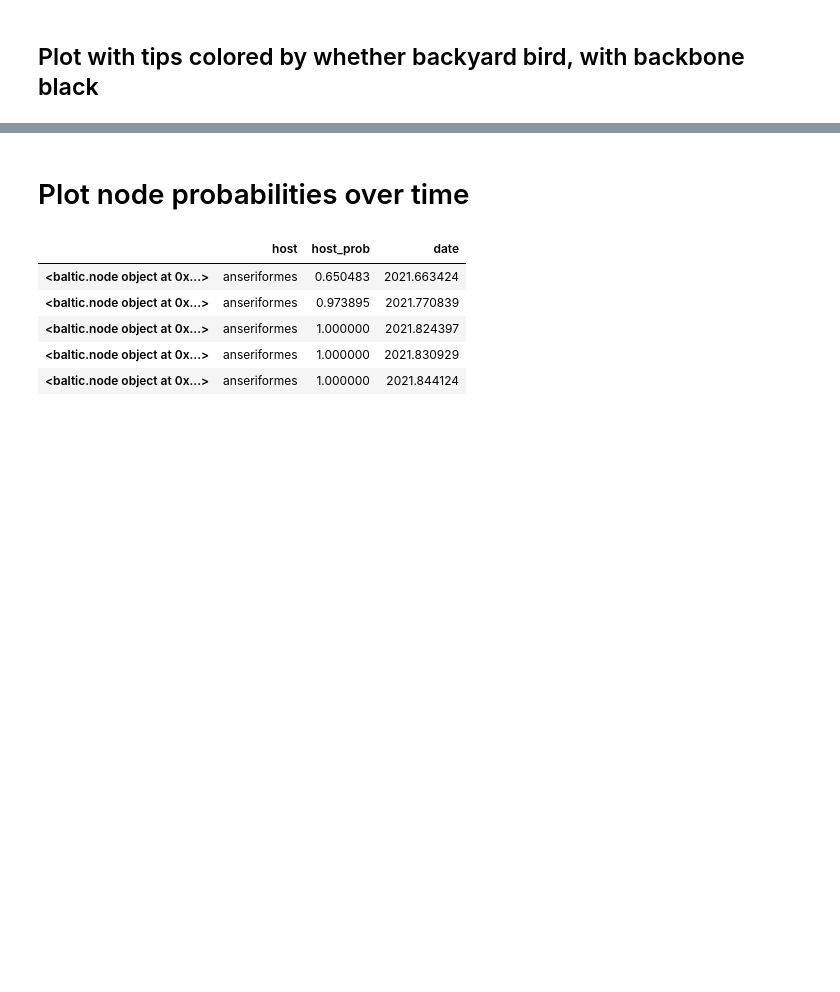
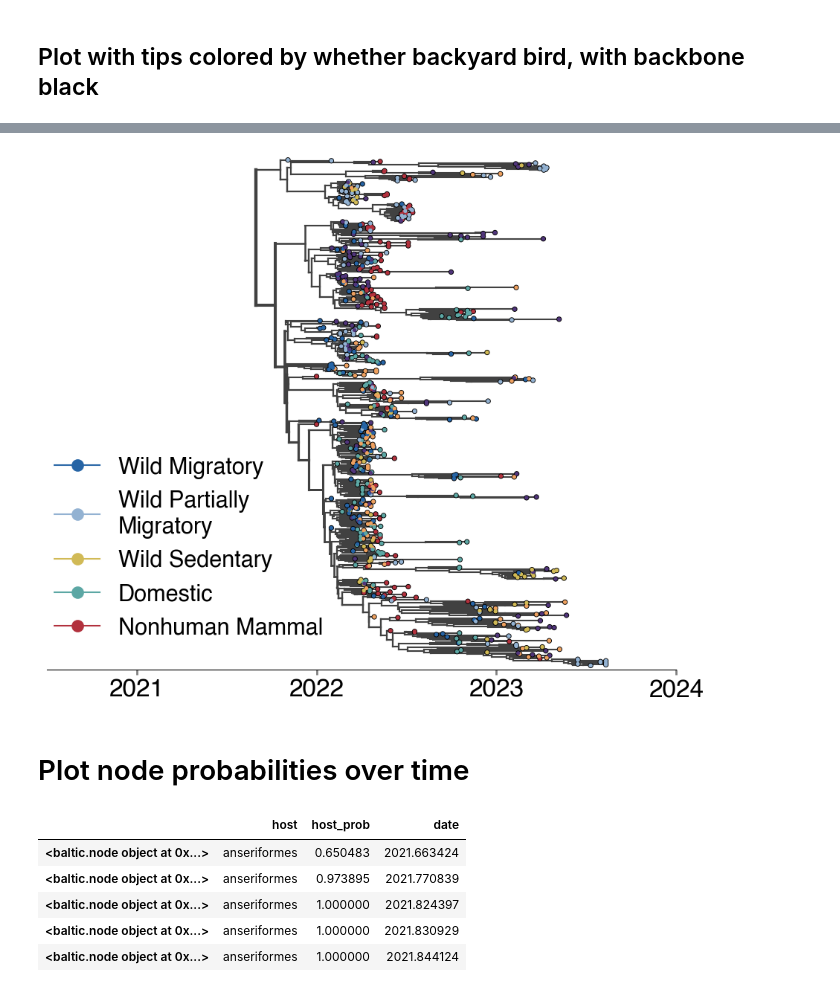
Before and after one commit to moncla-lab/North-American-HPAI, a Jupyter notebook: plotting-scripts/Plot-H5nx-North-America-DTA-results-BEAST.ipynb, the cells around one changed output, grey strips where cells are left out. Drawn from its saved outputs; the diff is of its cells as text; code cells hidden in the pictures; blank space fills up the shorter version.

```diff
--- a/plotting-scripts/Plot-H5nx-North-America-DTA-results-BEAST.ipynb
+++ b/plotting-scripts/Plot-H5nx-North-America-DTA-results-BEAST.ipynb
@@ -290,8 +274,3 @@ plt.show()
 # %% [markdown]
 ## Plot with tips colored by whether backyard bird, with backbone black
-# %%
-# set output filename
-traitName = "domwild_byb"
-filename_domwild_byb = "h5nx-dta-"+traitName+"-02-04-05.pdf"
-black_color = "#414141"
 # %%
@@ -653,3 +362,10 @@ plt.show()
+# %%
+traitName = "order_condensed"
+filename_domwild_byb = "h5nx-dta-"+traitName+today_date+".pdf"
+black_color = "#414141"
+plot_tree_grey_nodes(tree, filename, traitName, color_list, metadata_translations, black_color)
+# %% [output]
+[figure, added]
 # %% [markdown]
 # Plot node probabilities over time
 # %%
```
Also changed, not shown: parts of 17 cells of this notebook.
